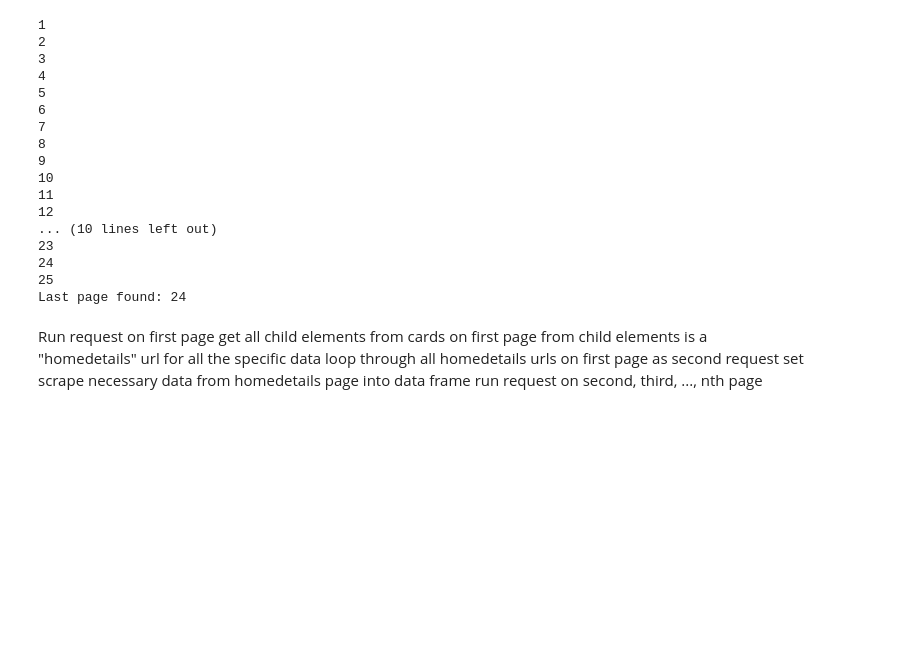
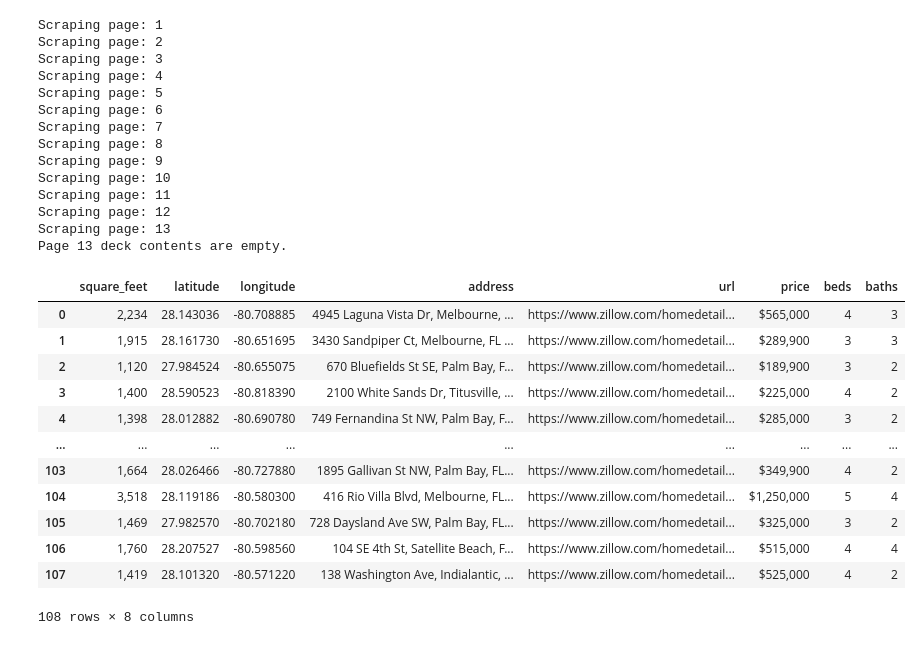
Before and after one commit to Jonathan-Tiede/RealEstate_Recommender, a Jupyter notebook: zillowWebScraper.ipynb, the cells around one changed output. Saved outputs shown, nothing was run; the diff lists cells and outputs as text; code cells hidden in the pictures; blank space fills up the shorter version.

Commit message:
2/9/24 File Updates
Zillow scraping is turning out to be a very dynamic challenge. One minute it works, the next it doesn't.

```diff
--- a/zillowWebScraper.ipynb
+++ b/zillowWebScraper.ipynb
@@ -56,24 +143,31 @@ print(response.status_code)
 page = 0
 while response.status_code == 200:
     page += 1
-    print(page)
+    print('Scraping page: %i' %page)
 
     url = 'https://www.zillow.com/%s-county-%s/' %(county, state)
 
     params = {
-    'searchQueryState': '{"pagination":{"currentPage":%s},"isMapVisible":false,"mapBounds":{"west":-81.67492903125,"east":-79.69738996875,"south":27.568978152602924,"north":29.04158767448029},"mapZoom":9,"usersSearchTerm":"Brevard County, FL","regionSelection":[{"regionId":1556,"regionType":4}],"filterState":{"sort":{"value":"globalrelevanceex"},"ah":{"value":true}},"isListVisible":true}' %page
+    'searchQueryState': '{"pagination":{"currentPage":%s},"isMapVisible":true,"mapBounds":{"west":-81.67492903125,"east":-79.69738996875,"south":27.974820595781136,"north":28.639802399071872},"mapZoom":9,"regionSelection":[{"regionId":1556,"regionType":4}],"filterState":{"sort":{"value":"globalrelevanceex"},"ah":{"value":true}},"isListVisible":true}' %page
     }
+    # {"pagination":{"currentPage":%s},"isMapVisible":false,"mapBounds":{"west":-81.67492903125,"east":-79.69738996875,"south":27.568978152602924,"north":29.04158767448029},"mapZoom":9,"usersSearchTerm":"Brevard County, FL","regionSelection":[{"regionId":1556,"regionType":4}],"filterState":{"sort":{"value":"globalrelevanceex"},"ah":{"value":true}},"isListVisible":true}
+    # {"pagination":{"currentPage":%s},"isMapVisible":true,"mapBounds":{"west":-81.67492903125,"east":-79.69738996875,"south":27.974820595781136,"north":28.639802399071872},"mapZoom":9,"regionSelection":[{"regionId":1556,"regionType":4}],"filterState":{"sort":{"value":"globalrelevanceex"},"ah":{"value":true}},"isListVisible":true}
 
     response = requests.get(url=url, params=params, headers=headers)
-    time.sleep(0.100)
+    time.sleep(0.25)
     if response.status_code != 200:
         print('Last page found: %i' %(page-1))
+        print('Zillow may have caught on to our scraping.')
         break
 
     content = BeautifulSoup(response.text, 'lxml')
 
     deck = content.find('ul', {'class':'List-c11n-8-84-3__sc-1smrmqp-0 StyledSearchListWrapper-srp__sc-1ieen0c-0 doa-doM gKnRas photo-cards photo-cards_extra-attribution'})
     # If you inspect the "deck" variable, print(deck.prettify()), you will see a great many "timeouts". Not sure how to fix this...
+
+    if deck == None:
+        print('Page %s deck contents are empty.' %page)
+        break
 
     size = 0
     for card in deck.contents:
@@ -141,30 +235,36 @@ df_housingInfo = pd.DataFrame.from_dict(results)
 # Still need to figure out the timeout issue...
 # Now you need to loop through all the home detail urls and add data to dataframe (age, zestimate, days on zillow, view, saves, has HOA )
 # %% [output]
-1
-2
-3
-4
-5
-6
-7
-8
-9
-10
-11
-12
-... (10 lines left out)
-23
-24
-25
-Last page found: 24
+Scraping page: 1
+Scraping page: 2
+Scraping page: 3
+Scraping page: 4
+Scraping page: 5
+Scraping page: 6
+Scraping page: 7
+Scraping page: 8
+Scraping page: 9
+Scraping page: 10
+Scraping page: 11
+Scraping page: 12
+Scraping page: 13
+Page 13 deck contents are empty.
-# %% [markdown]
-Run request on first page
-get all child elements from cards on first page
-    from child elements is a "homedetails" url for all the specific data
-loop through all homedetails urls on first page as second request set
-    scrape necessary data from homedetails page into data frame
-run request on second, third, ..., nth page
+# %%
+df_housingInfo
+# %% [output]
+|  | square_feet | latitude | longitude | address | url | price | beds | baths |
+| 0 | 2,234 | 28.143036 | -80.708885 | 4945 Laguna Vista Dr, Melbourne, ... | https://www.zillow.com/homedetail... | $565,000 | 4 | 3 |
+| 1 | 1,915 | 28.161730 | -80.651695 | 3430 Sandpiper Ct, Melbourne, FL ... | https://www.zillow.com/homedetail... | $289,900 | 3 | 3 |
+| 2 | 1,120 | 27.984524 | -80.655075 | 670 Bluefields St SE, Palm Bay, F... | https://www.zillow.com/homedetail... | $189,900 | 3 | 2 |
+| 3 | 1,400 | 28.590523 | -80.818390 | 2100 White Sands Dr, Titusville, ... | https://www.zillow.com/homedetail... | $225,000 | 4 | 2 |
+| 4 | 1,398 | 28.012882 | -80.690780 | 749 Fernandina St NW, Palm Bay, F... | https://www.zillow.com/homedetail... | $285,000 | 3 | 2 |
+| ... | ... | ... | ... | ... | ... | ... | ... | ... |
+| 103 | 1,664 | 28.026466 | -80.727880 | 1895 Gallivan St NW, Palm Bay, FL... | https://www.zillow.com/homedetail... | $349,900 | 4 | 2 |
+| 104 | 3,518 | 28.119186 | -80.580300 | 416 Rio Villa Blvd, Melbourne, FL... | https://www.zillow.com/homedetail... | $1,250,000 | 5 | 4 |
+| 105 | 1,469 | 27.982570 | -80.702180 | 728 Daysland Ave SW, Palm Bay, FL... | https://www.zillow.com/homedetail... | $325,000 | 3 | 2 |
+| 106 | 1,760 | 28.207527 | -80.598560 | 104 SE 4th St, Satellite Beach, F... | https://www.zillow.com/homedetail... | $515,000 | 4 | 4 |
+| 107 | 1,419 | 28.101320 | -80.571220 | 138 Washington Ave, Indialantic, ... | https://www.zillow.com/homedetail... | $525,000 | 4 | 2 |
+108 rows × 8 columns
 # %%
 # Update headers and cookies required for url get request on zillow "pop up" home details pages.
 # It does not appear that these need to be updated for different home details urls. Should be a one and done for all searches.
```
Also changed, not shown: parts of 9 cells of this notebook, 2 other files.
